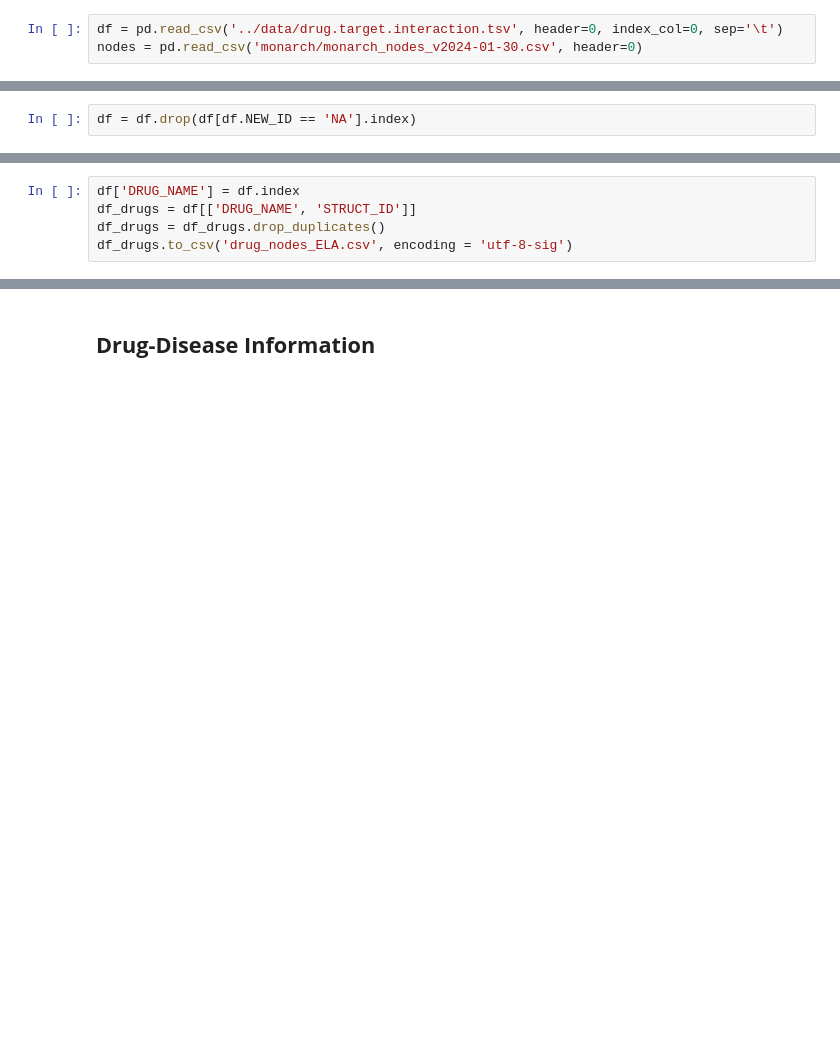
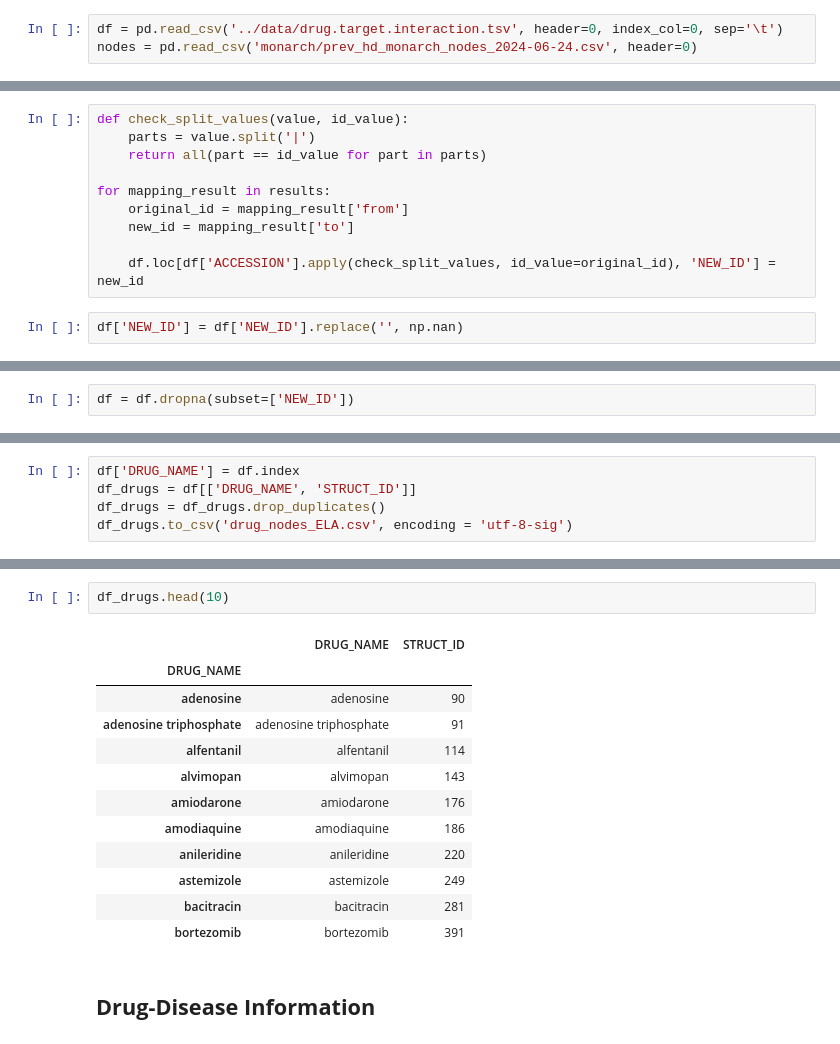
Before and after one commit to rosazwart/XAIFO-ThesisProject, a Jupyter notebook: prev/Notebook_2.ipynb, the cells around one changed output, grey strips where cells are left out. Cells and saved outputs as stored; diff of their text form; blank space fills up the shorter version.

```diff
--- a/prev/Notebook_2.ipynb
+++ b/prev/Notebook_2.ipynb
@@ -17,4 +13,4 @@ import requests
 Load the information from Drug Central and Monarch:
 # %%
 df = pd.read_csv('../data/drug.target.interaction.tsv', header=0, index_col=0, sep='\t')
-nodes = pd.read_csv('monarch/monarch_nodes_v2024-01-30.csv', header=0)
+nodes = pd.read_csv('monarch/prev_hd_monarch_nodes_2024-06-24.csv', header=0)
@@ -334,0 +216,12 @@ df
+# %%
+def check_split_values(value, id_value):
+    parts = value.split('|')
+    return all(part == id_value for part in parts)
+
+for mapping_result in results:
+    original_id = mapping_result['from']
+    new_id = mapping_result['to']
+
+    df.loc[df['ACCESSION'].apply(check_split_values, id_value=original_id), 'NEW_ID'] = new_id
+# %%
+df['NEW_ID'] = df['NEW_ID'].replace('', np.nan)
@@ -335,4 +232,4 @@ df
 # %% [markdown]
 Drop rows that don't have a new ID:
 # %%
-df = df.drop(df[df.NEW_ID == 'NA'].index)
+df = df.dropna(subset=['NEW_ID'])
@@ -371,3 +258,18 @@ df
+# %%
+df_drugs.head(10)
+# %% [output]
+|  | DRUG_NAME | STRUCT_ID |
+| DRUG_NAME |  |  |
+| adenosine | adenosine | 90 |
+| adenosine triphosphate | adenosine triphosphate | 91 |
+| alfentanil | alfentanil | 114 |
+| alvimopan | alvimopan | 143 |
+| amiodarone | amiodarone | 176 |
+| amodiaquine | amodiaquine | 186 |
+| anileridine | anileridine | 220 |
+| astemizole | astemizole | 249 |
+| bacitracin | bacitracin | 281 |
+| bortezomib | bortezomib | 391 |
 # %% [markdown]
 ## **Drug-Disease Information**
 # %% [markdown]
```
Also changed, not shown: parts of 29 cells of this notebook, 38 other files.
